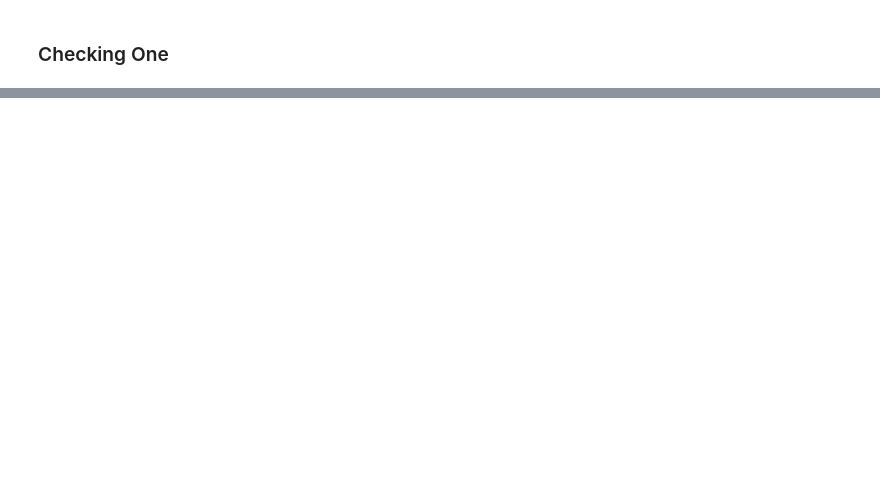
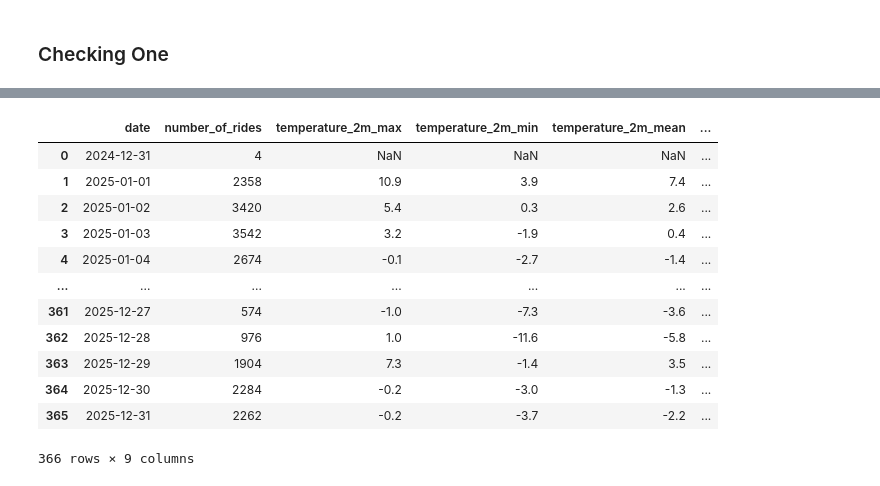
Before and after one commit to hovhannisyan91/aca, a Jupyter notebook: lab/python/notebooks/19_geoanalytics.ipynb, the cells around one changed output, grey strips where cells are left out. Saved outputs shown, nothing was run; the diff lists cells and outputs as text; code cells hidden in the pictures; blank space fills up the shorter version.

```diff
--- a/lab/python/notebooks/19_geoanalytics.ipynb
+++ b/lab/python/notebooks/19_geoanalytics.ipynb
@@ -203,0 +216,5 @@ m
+# %%
+citibike_df = citibike_df[
+    (citibike_df["ride_duration_minutes"] > 1) &
+    (citibike_df["ride_duration_minutes"] <= 24 * 60)
+].copy()
@@ -203,0 +229,17 @@ m
+# %%
+def assign_season(month_number):
+    if month_number in [12, 1, 2]:
+        return "Winter"
+    elif month_number in [3, 4, 5]:
+        return "Spring"
+    elif month_number in [6, 7, 8]:
+        return "Summer"
+    else:
+        return "Autumn"
+
+
+citibike_df["season"] = (
+    citibike_df["started_at"]
+    .dt.month
+    .apply(assign_season)
+)
@@ -203,0 +317,6 @@ m
+# %%
+weather_daily = weather_daily[['date','temperature_2m_max', 'temperature_2m_min', 'temperature_2m_mean',
+       'precipitation_sum', 'rain_sum', 'snowfall_sum', 'wind_speed_10m_max'
+       ]]
+
+weather_daily.head()
@@ -203,0 +352,10 @@ m
+# %%
+daily_rides = (
+    citibike_df
+    .groupby("date", as_index=False)
+    .agg(
+        number_of_rides=("ride_id", "count")
+    )
+)
+daily_rides["date"] = pd.to_datetime(daily_rides["date"])
+daily_rides.head()
@@ -203,0 +369,21 @@ m
+# %%
+bike_weather_daily = daily_rides.merge(
+    weather_daily,
+    on="date",
+    how="left"
+)
+bike_weather_daily
+# %% [output]
+|  | date | number_of_rides | temperature_2m_max | temperature_2m_min | temperature_2m_mean | ... |
+| 0 | 2024-12-31 | 4 | NaN | NaN | NaN | ... |
+| 1 | 2025-01-01 | 2358 | 10.9 | 3.9 | 7.4 | ... |
+| 2 | 2025-01-02 | 3420 | 5.4 | 0.3 | 2.6 | ... |
+| 3 | 2025-01-03 | 3542 | 3.2 | -1.9 | 0.4 | ... |
+| 4 | 2025-01-04 | 2674 | -0.1 | -2.7 | -1.4 | ... |
+| ... | ... | ... | ... | ... | ... | ... |
+| 361 | 2025-12-27 | 574 | -1.0 | -7.3 | -3.6 | ... |
+| 362 | 2025-12-28 | 976 | 1.0 | -11.6 | -5.8 | ... |
+| 363 | 2025-12-29 | 1904 | 7.3 | -1.4 | 3.5 | ... |
+| 364 | 2025-12-30 | 2284 | -0.2 | -3.0 | -1.3 | ... |
+| 365 | 2025-12-31 | 2262 | -0.2 | -3.7 | -2.2 | ... |
+366 rows × 9 columns
```
Also changed, not shown: parts of 34 cells of this notebook, 1 other file.
